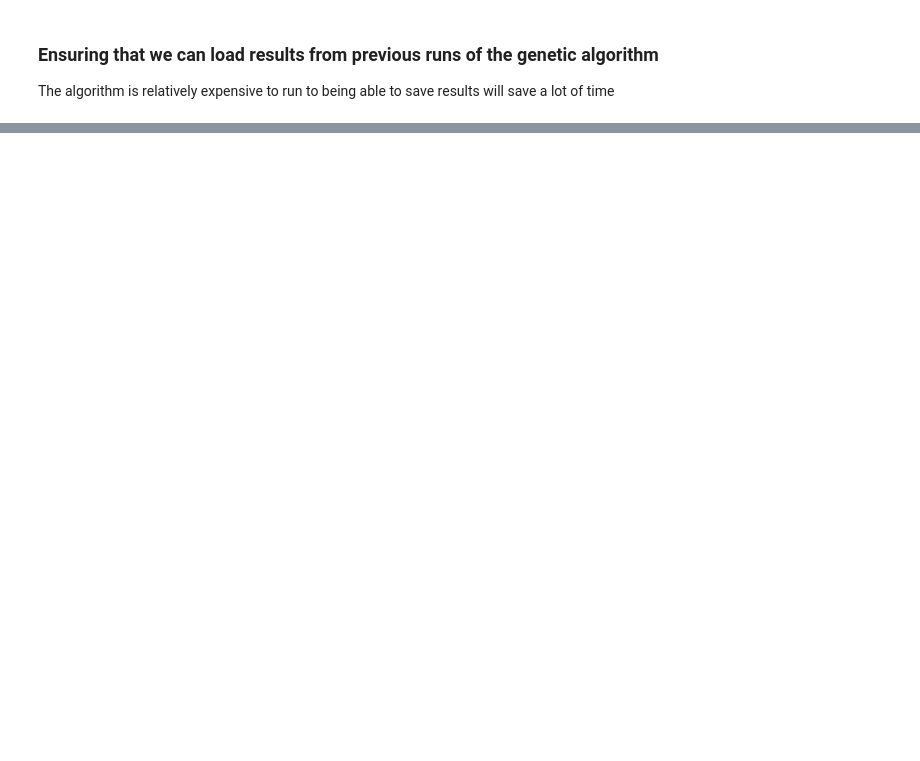
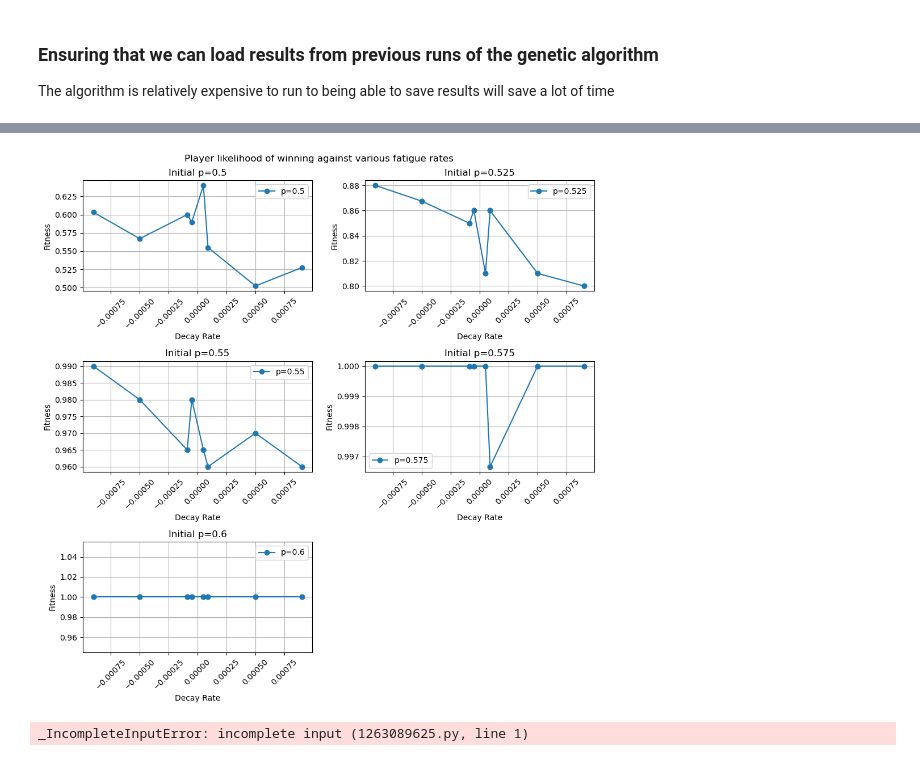
Before and after one commit to tedibaba/Optimising-tennis-break-times, a Jupyter notebook: Tennis game.ipynb, the cells around one changed output, grey strips where cells are left out. Cells and saved outputs as stored; diff of their text form; code cells hidden in the pictures; blank space fills up the shorter version.

```diff
--- a/Tennis game.ipynb
+++ b/Tennis game.ipynb
@@ -344,0 +349,8 @@ KeyboardInterrupt:
+# %%
+plot_fatigue_vs_fitness(players, zoom=True, save=True)
+# %% [output]
+[figure, added]
+# %%
+def plot_p_vs_decay(player_fitness_list):
+# %% [output]
+_IncompleteInputError: incomplete input (1263089625.py, line 1)
```
Also changed, not shown: parts of 9 cells of this notebook, 2 other files.
